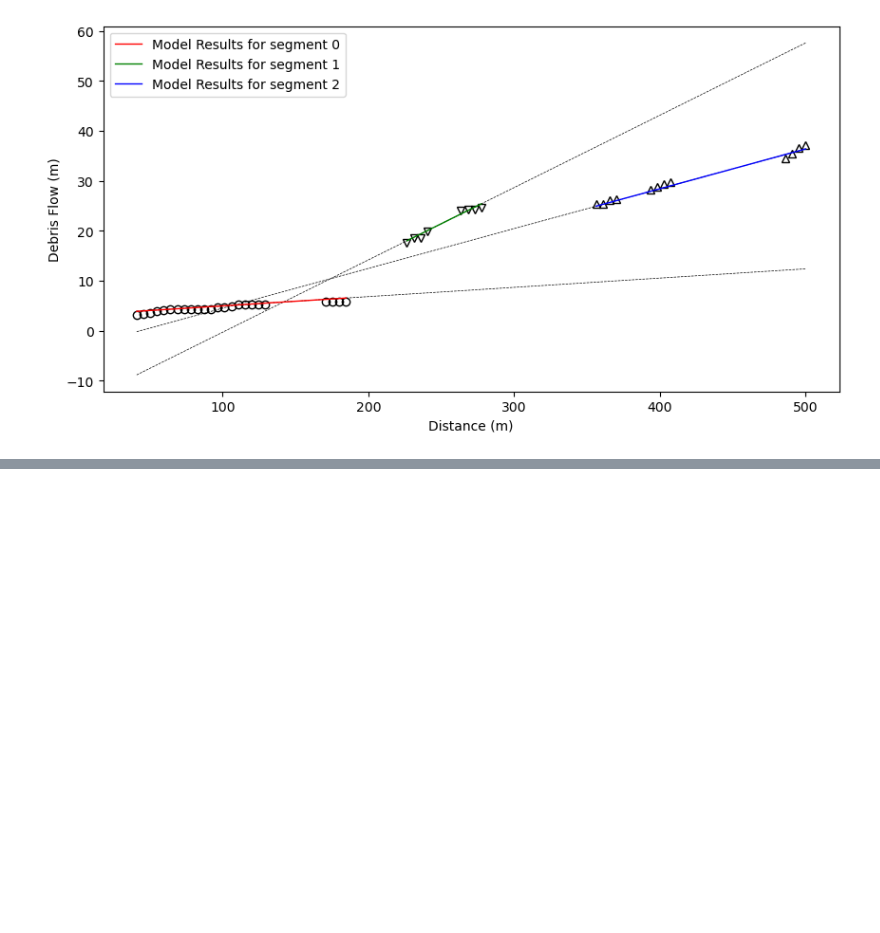
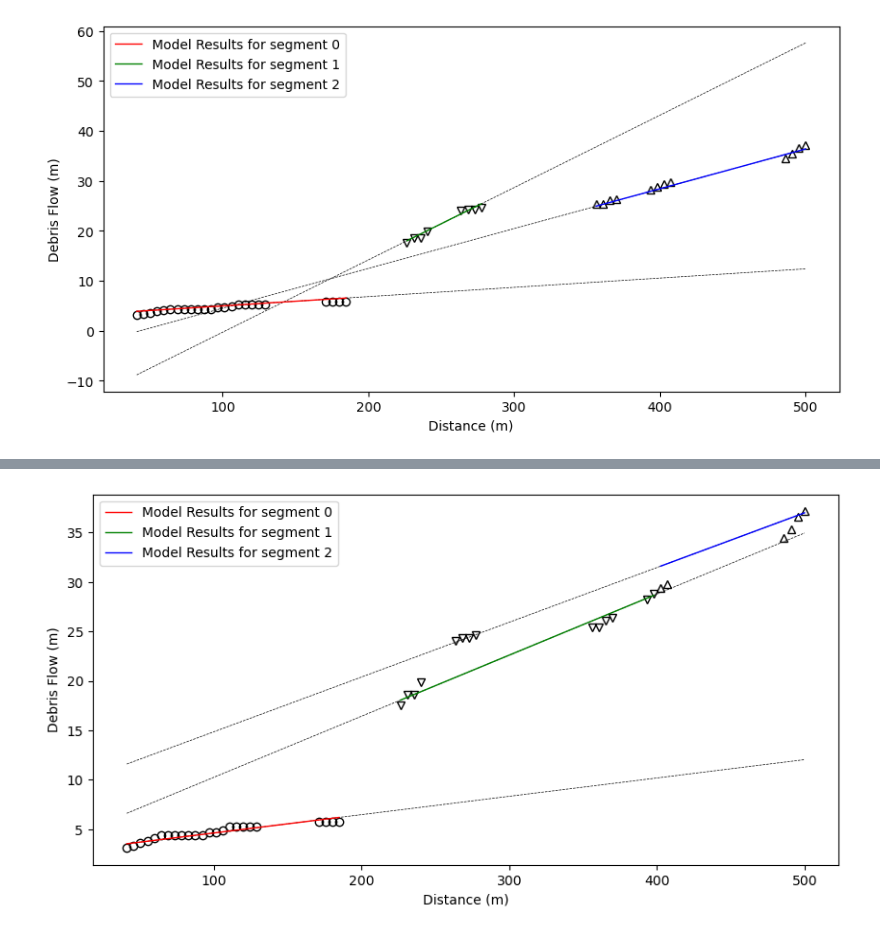
Before and after one commit to maaaryam/bivariate-clustering-regression-milp, a Jupyter notebook: main.ipynb, the cells around one changed output, grey strips where cells are left out. Cells and saved outputs as stored; diff of their text form; code cells hidden in the pictures; blank space fills up the shorter version.

Commit message:
Add model 4
Co-authored-by: Maryam <miryamsadeghi82@gmail.com>

```diff
--- a/main.ipynb
+++ b/main.ipynb
@@ -290,0 +296,72 @@ plot_model_results(data, [pyo.value(model.c[b]) for b in model.B], [pyo.value(mo
+# %%
+# Model 4 P19top section2.2
+model = pyo.ConcreteModel()
+
+SEGMENT_COUNT = 3 # max resources limit
+
+# sets
+model.add_component('I', pyo.Set(initialize=range(data.shape[0])))
+model.add_component('B', pyo.Set(initialize=range(SEGMENT_COUNT)))
+
+# define the parameters
+model.add_component('M', pyo.Param(model.I, initialize=M1))
+
+# define the variables
+model.add_component('ksi', pyo.Var(model.B, domain=pyo.NonNegativeReals))
+model.add_component('delta', pyo.Var(model.I, model.B, domain=pyo.Binary))
+model.add_component('c', pyo.Var(model.B, domain=pyo.Reals, bounds=CBOUND))
+model.add_component('d', pyo.Var(model.B, domain=pyo.Reals, bounds=DBOUND))
+
+# define the objective functio
+
+
+def obj_func_rule(model):
+    return sum(model.ksi[b] for b in model.B)
+
+
+model.add_component('obj_func', pyo.Objective(
+    rule=obj_func_rule, sense=pyo.minimize))
+
+# define the constraints
+# absolute value constraint
+
+
+def con1_rule(model, i, b):
+    return data[i, 1] - (model.c[b] * data[i, 0] + model.d[b]) <= model.ksi[b] + model.M[i] * (1 - model.delta[i, b])
+
+
+model.con1 = pyo.Constraint(model.I, model.B, rule=con1_rule)
+
+
+def con2_rule(model, i, b):
+    return model.c[b] * data[i, 0] + model.d[b] - data[i, 1] <= model.ksi[b] + model.M[i] * (1 - model.delta[i, b])
+
+
+model.con2 = pyo.Constraint(model.I, model.B, rule=con2_rule)
+
+# cluster constraint
+
+
+def con3_rule(model, i):
+    return sum(model.delta[i, b] for b in model.B) == 1
+
+
+model.con3 = pyo.Constraint(model.I, rule=con3_rule)
+
+# minimum number of points in a cluste
+
+
+def con4_rule(model, b):
+    # let n (minimum number of points in a cluster) be 1
+    return sum(model.delta[i, b] for i in model.I) >= 1
+
+
+model.add_component('con4', pyo.Constraint(model.B, rule=con4_rule))
+
+# solve the model
+solver = pyo.SolverFactory('glpk')
+results = solver.solve(model)
+
+plot_model_results(data, [pyo.value(model.c[b]) for b in model.B], [pyo.value(model.d[b]) for b in model.B], [b for b in model.B for i in model.I if pyo.value(model.delta[i, b]) == 1])
+# %% [output]
+[figure, added]
```
Also changed, not shown: parts of 1 cell of this notebook.
